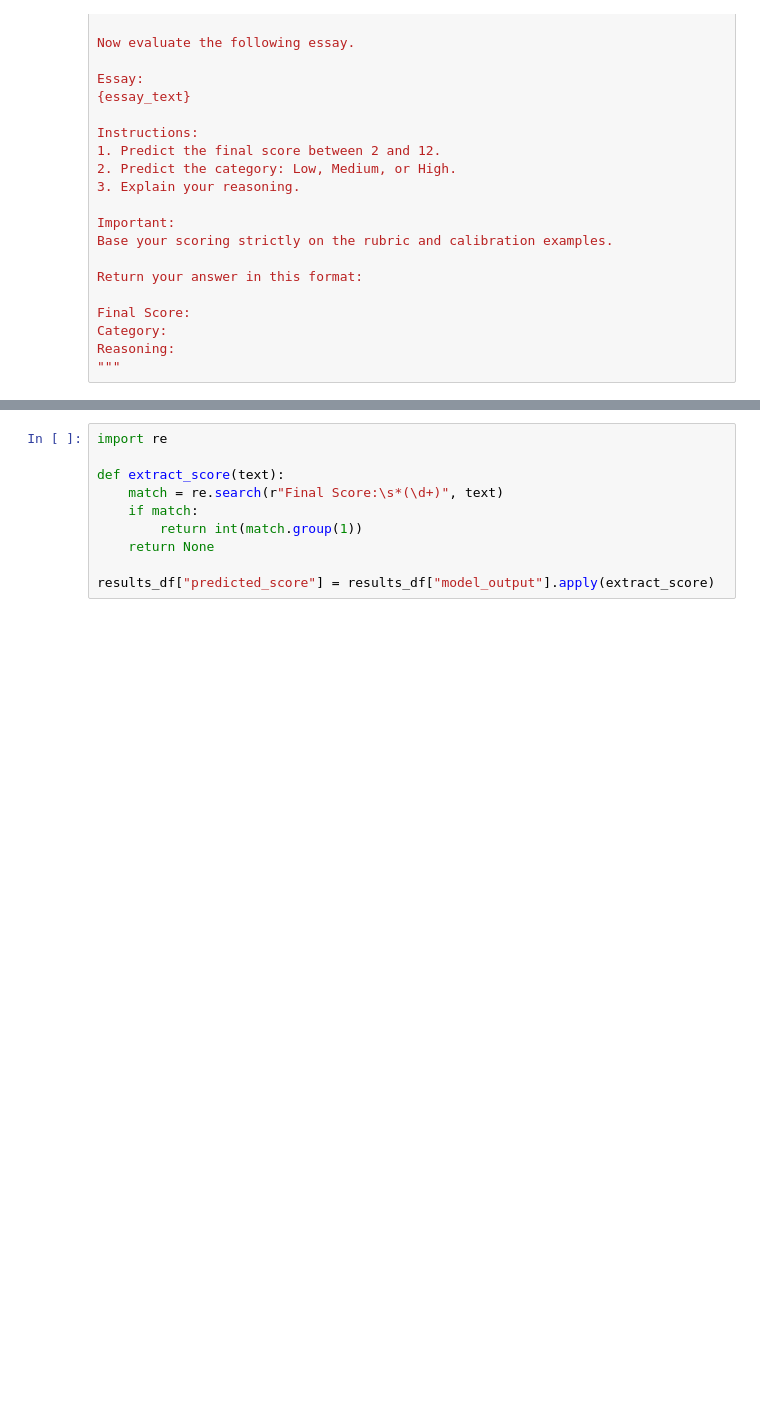
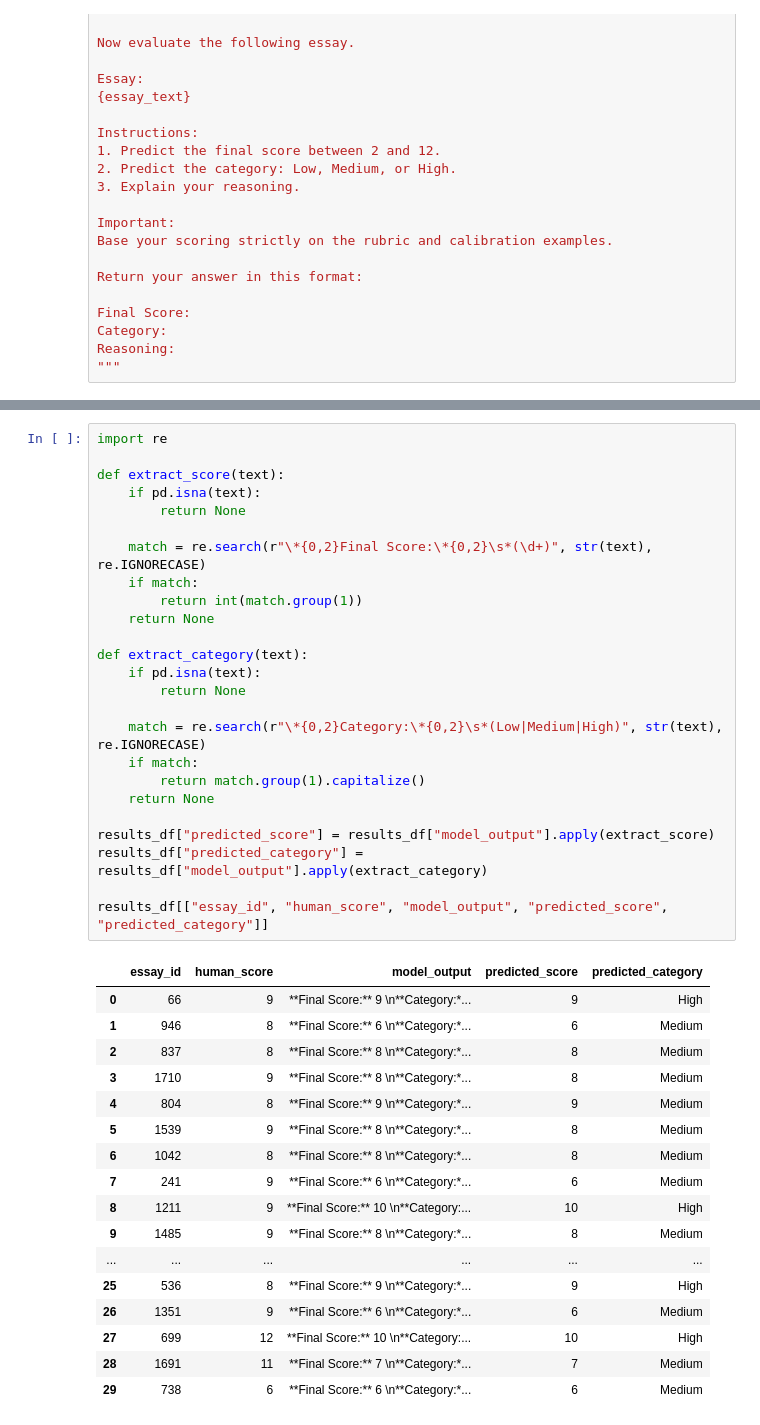
Before and after one commit to MalakSalehh/Thesis-datasets, a Jupyter notebook: FINAL.ipynb, the cells around one changed output, grey strips where cells are left out. Saved outputs shown, nothing was run; the diff lists cells and outputs as text; blank space fills up the shorter version.

```diff
--- a/FINAL.ipynb
+++ b/FINAL.ipynb
@@ -206,10 +248,43 @@ results_df
 # %%
 import re
 
 def extract_score(text):
-    match = re.search(r"Final Score:\s*(\d+)", text)
+    if pd.isna(text):
+        return None
+
+    match = re.search(r"\*{0,2}Final Score:\*{0,2}\s*(\d+)", str(text), re.IGNORECASE)
     if match:
         return int(match.group(1))
     return None
 
+def extract_category(text):
+    if pd.isna(text):
+        return None
+
+    match = re.search(r"\*{0,2}Category:\*{0,2}\s*(Low|Medium|High)", str(text), re.IGNORECASE)
+    if match:
+        return match.group(1).capitalize()
+    return None
+
 results_df["predicted_score"] = results_df["model_output"].apply(extract_score)
+results_df["predicted_category"] = results_df["model_output"].apply(extract_category)
+
+results_df[["essay_id", "human_score", "model_output", "predicted_score", "predicted_category"]]
+# %% [output]
+|  | essay_id | human_score | model_output | predicted_score | predicted_category |
+| 0 | 66 | 9 | **Final Score:** 9 \n**Category:*... | 9 | High |
+| 1 | 946 | 8 | **Final Score:** 6 \n**Category:*... | 6 | Medium |
+| 2 | 837 | 8 | **Final Score:** 8 \n**Category:*... | 8 | Medium |
+| 3 | 1710 | 9 | **Final Score:** 8 \n**Category:*... | 8 | Medium |
+| 4 | 804 | 8 | **Final Score:** 9 \n**Category:*... | 9 | Medium |
+| 5 | 1539 | 9 | **Final Score:** 8 \n**Category:*... | 8 | Medium |
+| 6 | 1042 | 8 | **Final Score:** 8 \n**Category:*... | 8 | Medium |
+| 7 | 241 | 9 | **Final Score:** 6 \n**Category:*... | 6 | Medium |
+| 8 | 1211 | 9 | **Final Score:** 10 \n**Category:... | 10 | High |
+| 9 | 1485 | 9 | **Final Score:** 8 \n**Category:*... | 8 | Medium |
+| ... | ... | ... | ... | ... | ... |
+| 25 | 536 | 8 | **Final Score:** 9 \n**Category:*... | 9 | High |
+| 26 | 1351 | 9 | **Final Score:** 6 \n**Category:*... | 6 | Medium |
+| 27 | 699 | 12 | **Final Score:** 10 \n**Category:... | 10 | High |
+| 28 | 1691 | 11 | **Final Score:** 7 \n**Category:*... | 7 | Medium |
+| 29 | 738 | 6 | **Final Score:** 6 \n**Category:*... | 6 | Medium |
```
Also changed, not shown: parts of 8 cells of this notebook.
